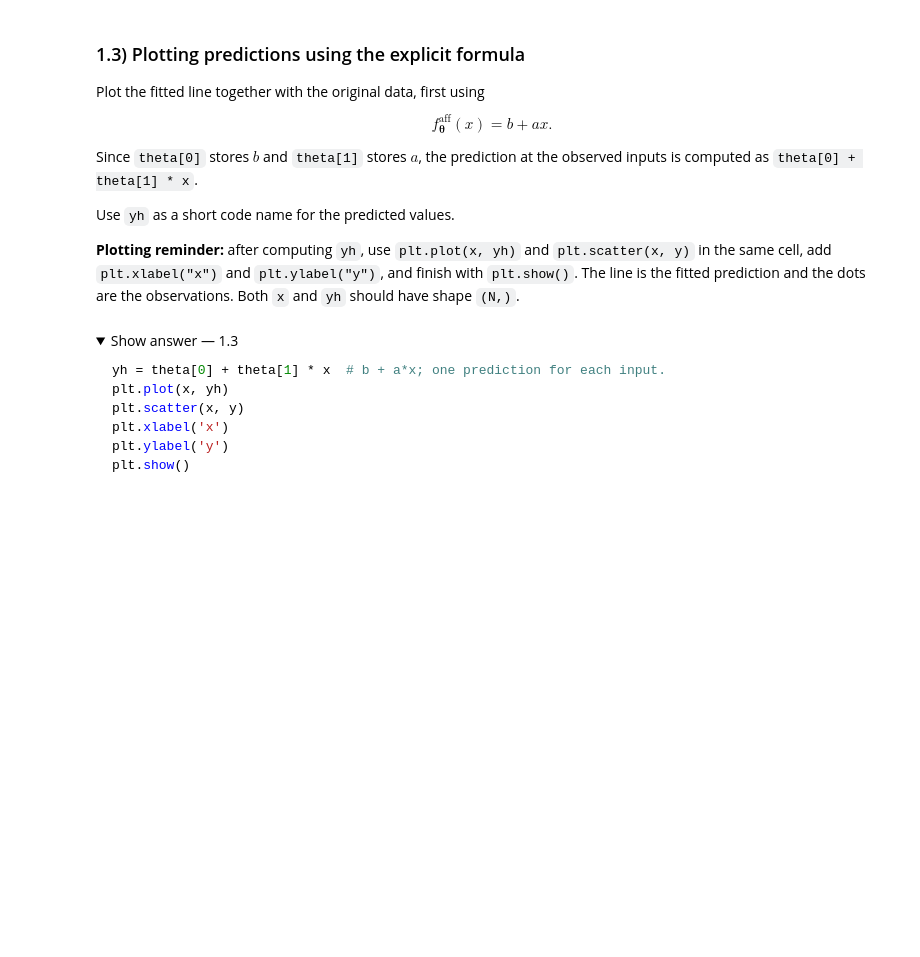
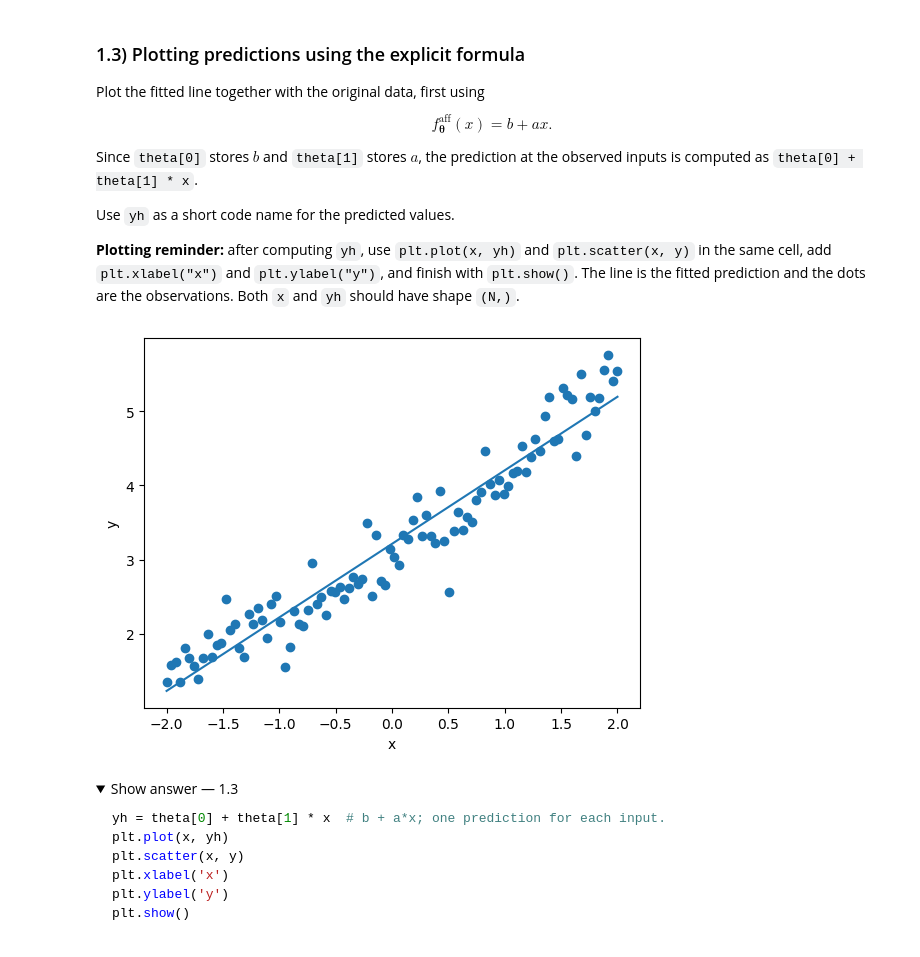
Before and after one commit to sebastianj0nes/foundations-of-ai, a Jupyter notebook: Week_03/Lab/Week_03_linear_regression.ipynb, the cells around one changed output. Drawn from its saved outputs; the diff is of its cells as text; code cells hidden in the pictures; folded sections open; blank space fills up the shorter version.

```diff
--- a/Week_03/Lab/Week_03_linear_regression.ipynb
+++ b/Week_03/Lab/Week_03_linear_regression.ipynb
@@ -92,13 +93,15 @@ In the lecture, $\boldsymbol{\theta}$ is written as a $2\times 1$ column. In PyT
 
 **Hint:** use [torch.stack](https://docs.pytorch.org/docs/stable/generated/torch.stack.html). Check that `X.shape` is `(N, 2)`: the features should be columns, not rows.
 # %%
-# Your code here
+# Your code here.
 
-# Create a 1D tensor with N amount of ones matching dataset N
-ones = t.ones(N)
-print(ones.shape)
+# Creating the above matrix X (N rows, 2 columns)
 
-# Concatenate the tensor "ones", with tensor "x", to fit the shape (N, 2)
-X = t.stack([ones, x], dim=1)
+# First, lets create the first column of value 1, of length N
+colOfOnes = t.ones(N)
+
+# Second column contains the input values xi (stored as value x)
+X = t.stack([colOfOnes, x], dim=-1)
+
 print(X.shape)
 # %% [output]
@@ -138,3 +140,10 @@ Expect a positive slope around $1$. The intercept need not equal the generating
 **Hint:** find a matrix-inverse function in the [PyTorch documentation](https://docs.pytorch.org/docs/stable/index.html). Looking up an unfamiliar operation is part of this exercise. You do not need to read the whole documentation.
 # %%
 # Your code here.
+
+# Find parameter vector that minimises the sum of squared residuals using analytic formula (X.mT * X)^-1 * X.mT * y
+# We can use t.inverse(input) to invert a matrix
+
+# Create variable theta to store values, then apply formula to X
+theta = t.inverse(X.mT @ X) @ (X.mT @ y)
+print(theta)
@@ -168,6 +179,28 @@ Use `yh` as a short code name for the predicted values.
 **Plotting reminder:** after computing `yh`, use `plt.plot(x, yh)` and `plt.scatter(x, y)` in the same cell, add `plt.xlabel("x")` and `plt.ylabel("y")`, and finish with `plt.show()`. The line is the fitted prediction and the dots are the observations. Both `x` and `yh` should have shape `(N,)`.
 # %%
 # Your code here.
+
+# x f(x) = b + ax
+# Using theta, f(x) = theta[0] + theta[1] * x
+
+# Here yh will be the vector of predictions that you compute (yh = y-hat)
+# So, using the formula...
+yh = theta[0] + theta[1] * x
+
+# Use plt.scatter(x, y) for the observed data
+plt.scatter(x, y)
+
+# Use plt.plot(x, yh) for the model predictions.
+plt.plot(x,yh)
+
+# Add x and y label
+plt.xlabel("x")
+plt.ylabel("y")
+
+# Show the graph
+plt.show()
+# %% [output]
+[figure, added]
 # %% [markdown]
 <details>
 <summary>Show answer — 1.3</summary>
```
Also changed, not shown: parts of 7 cells of this notebook.
